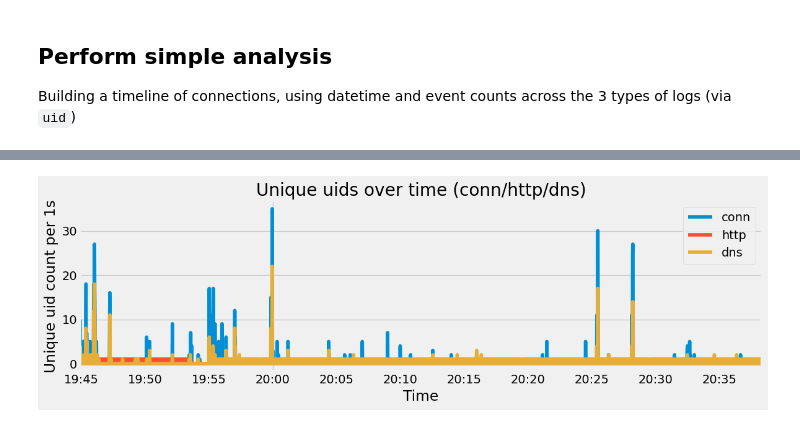
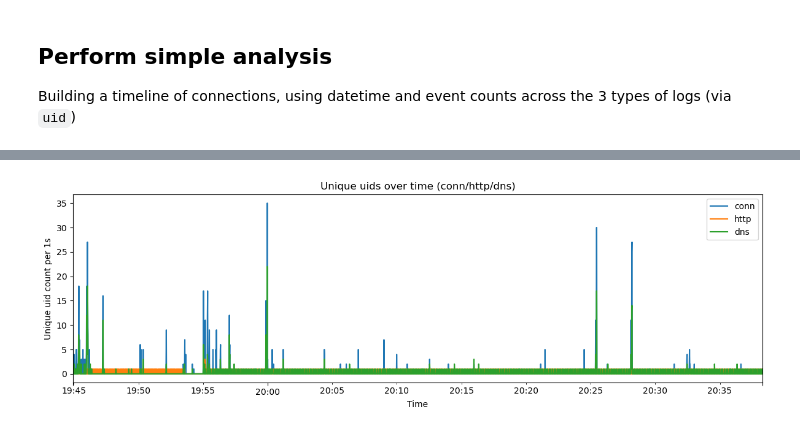
Before and after one commit to Purinat33/Zeek-SOC-and-ML-Project, a Jupyter notebook: main.ipynb, the cells around one changed output, grey strips where cells are left out. Saved outputs shown, nothing was run; the diff lists cells and outputs as text; code cells hidden in the pictures.

```diff
--- a/main.ipynb
+++ b/main.ipynb
@@ -8,6 +8,8 @@ import matplotlib.pyplot as plt
 import pandas as pd
 
 %matplotlib inline
+
+plt.style.use('default')
 # %% [markdown]
 ## Opening the Logs
 
@@ -127,18 +54,3 @@ df_dns.head(2)
 ## Perform simple analysis
 
 Building a timeline of connections, using datetime and event counts across the 3 types of logs (via `uid`)
-# %%
-freq = "1s"
-
-conn_unique = (
-    df_conn.set_index("ts_dt")["uid"]
-          .resample(freq)
-          .nunique()
-)
-
-ax = conn_unique.plot(figsize=(12,4))
-ax.set_xlabel("Time")
-ax.set_ylabel("Unique connections (uid)")
-ax.set_title(f"Unique conn uids per {freq}")
-plt.tight_layout()
-plt.show()
@@ -147,27 +57,33 @@ plt.show()
 # %%
 freq = "1s"
 
-def series_count(df, name, unique_uid=False):
-    s = df.set_index("ts_dt")["uid"].resample(freq)
-    return (s.nunique() if unique_uid else s.size()).rename(name)
+def uid_series(df, name, freq="1s"):
+    if "ts_dt" not in df.columns:
+        raise ValueError(f"{name}: missing ts_dt (did you convert ts?)")
+    if "uid" not in df.columns:
+        raise ValueError(f"{name}: missing uid column")
+
+    return (
+        df.set_index("ts_dt")["uid"]
+          .resample(freq)
+          .nunique()
+          .rename(name)
+    )
 
 timeline = pd.concat(
     [
-        series_count(df_conn, "conn", unique_uid=True),
-        series_count(df_http, "http", unique_uid=True),
-        series_count(df_dns,  "dns",  unique_uid=True),
+        uid_series(df_conn, "conn", freq=freq),
+        uid_series(df_http, "http", freq=freq),
+        uid_series(df_dns,  "dns",  freq=freq),
     ],
     axis=1
 ).fillna(0).astype(int)
 
 ax = timeline.plot(figsize=(12,4))
 ax.set_xlabel("Time")
 ax.set_ylabel(f"Unique uid count per {freq}")
 ax.set_title("Unique uids over time (conn/http/dns)")
 plt.tight_layout()
 plt.show()
-
-# (Optional) stacked view:
-# timeline.plot.area(figsize=(12,4)); plt.tight_layout(); plt.show()
 # %% [output]
-[figure, old version]
+[figure, new version]
```
Also changed, not shown: parts of 21 cells of this notebook.
